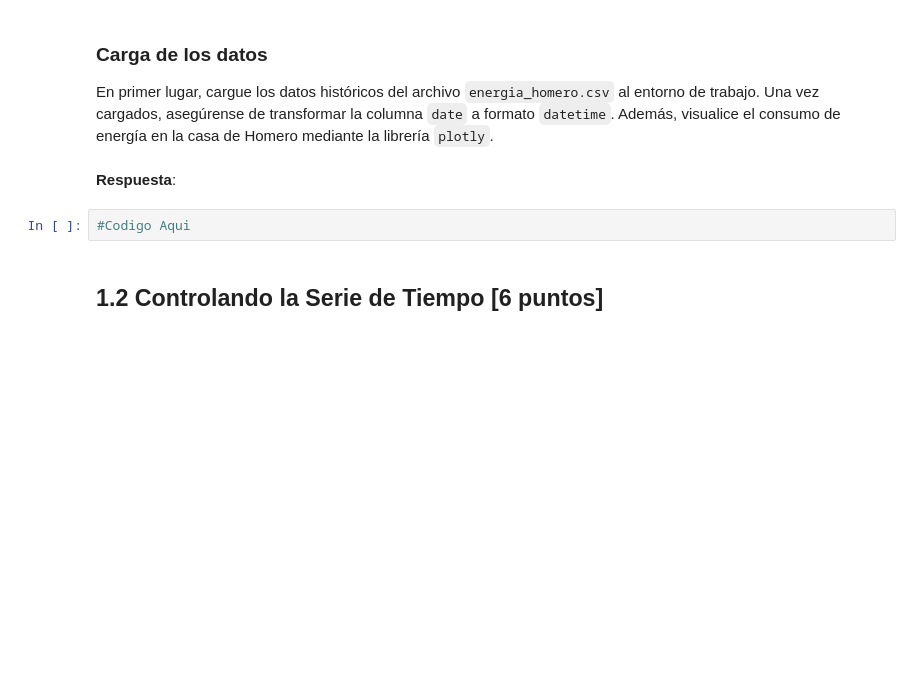
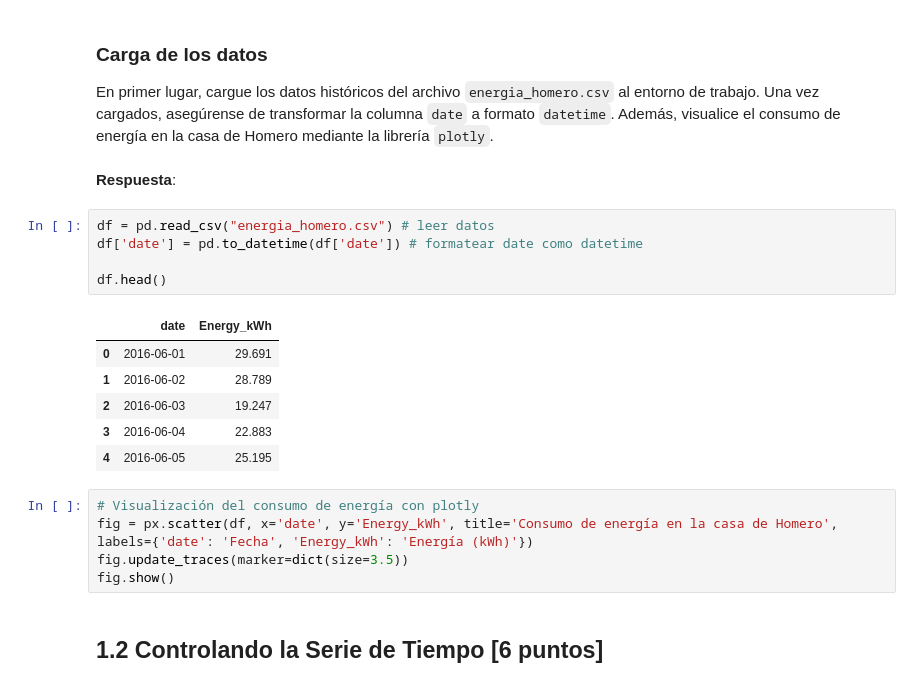
Before and after one commit to MartinTorricoP/Laboratorios_MDS7202, a Jupyter notebook: Lab8_-_Forecasting_y_sistema_de_recomendacion/Lab_8_MT_AT.ipynb, the cells around one changed output. Saved outputs shown, nothing was run; the diff lists cells and outputs as text; blank space fills up the shorter version.

```diff
--- a/Lab8_-_Forecasting_y_sistema_de_recomendacion/Lab_8_MT_AT.ipynb
+++ b/Lab8_-_Forecasting_y_sistema_de_recomendacion/Lab_8_MT_AT.ipynb
@@ -107,8 +116,23 @@ Los datos son los siguientes:
 En primer lugar, cargue los datos históricos del archivo `energia_homero.csv` al entorno de trabajo. Una vez cargados, asegúrense de transformar la columna `date` a formato `datetime`. Además, visualice el consumo de energía en la casa de Homero mediante la librería `plotly`.
 # %% [markdown]
 **Respuesta**:
-# %%
-#Codigo Aqui
+# %%
+df = pd.read_csv("energia_homero.csv") # leer datos
+df['date'] = pd.to_datetime(df['date']) # formatear date como datetime
+
+df.head()
+# %% [output]
+|  | date | Energy_kWh |
+| 0 | 2016-06-01 | 29.691 |
+| 1 | 2016-06-02 | 28.789 |
+| 2 | 2016-06-03 | 19.247 |
+| 3 | 2016-06-04 | 22.883 |
+| 4 | 2016-06-05 | 25.195 |
+# %%
+# Visualización del consumo de energía con plotly
+fig = px.scatter(df, x='date', y='Energy_kWh', title='Consumo de energía en la casa de Homero', labels={'date': 'Fecha', 'Energy_kWh': 'Energía (kWh)'})
+fig.update_traces(marker=dict(size=3.5))
+fig.show()
 # %% [markdown]
 ## 1.2 Controlando la Serie de Tiempo [6 puntos]
 # %% [markdown]
```
Also changed, not shown: parts of 20 cells of this notebook.
